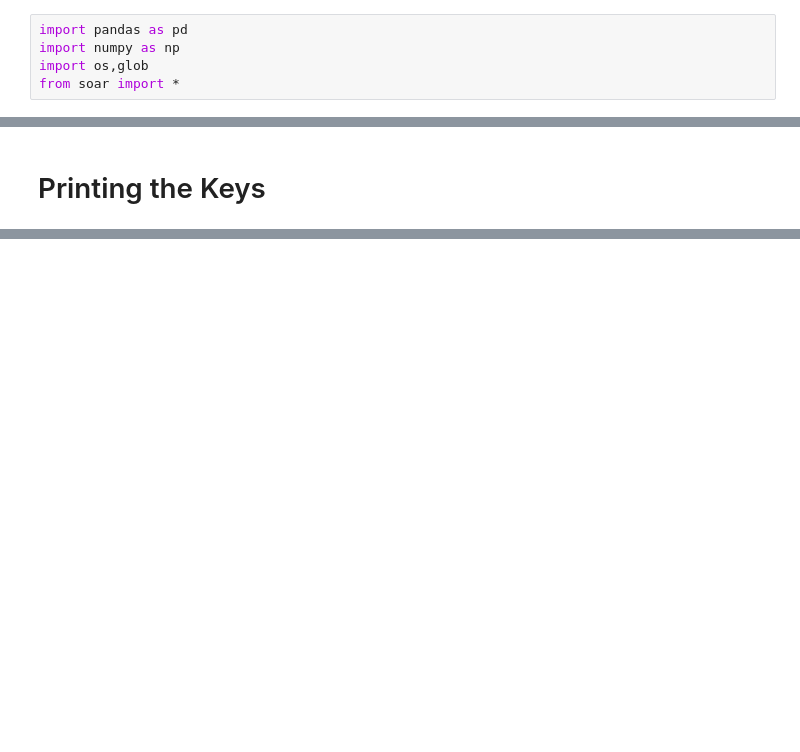
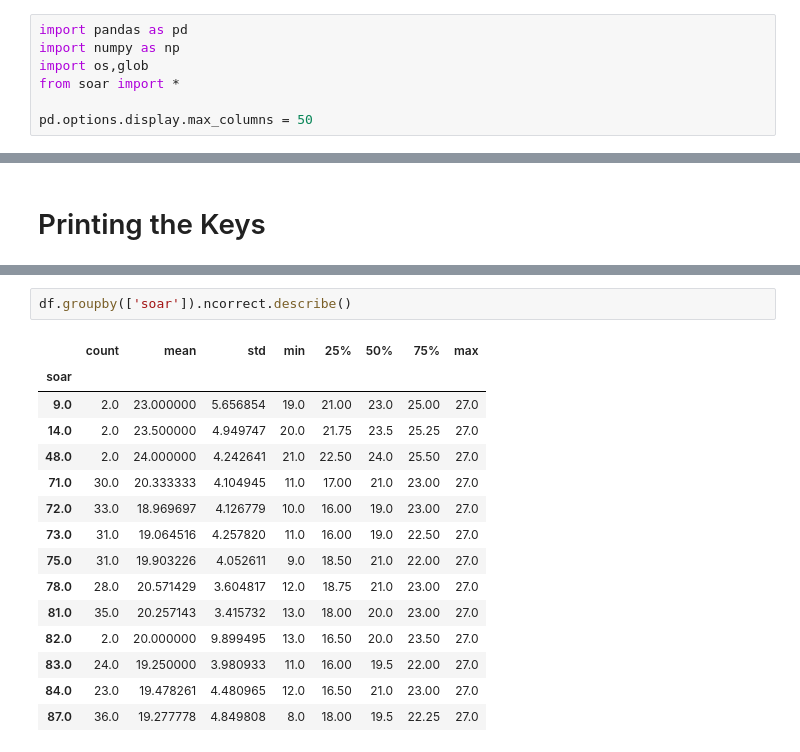
Before and after one commit to cragard/Grading, a Jupyter notebook: Script for cleaning and analyzing 1111 test data fall19ex1.ipynb, the cells around one changed output, grey strips where cells are left out. Saved outputs shown, nothing was run; the diff lists cells and outputs as text; blank space fills up the shorter version.

```diff
--- a/Script for cleaning and analyzing 1111 test data fall19ex1.ipynb
+++ b/Script for cleaning and analyzing 1111 test data fall19ex1.ipynb
@@ -6,3 +6,5 @@ import pandas as pd
 import numpy as np
 import os,glob
 from soar import *
+
+pd.options.display.max_columns = 50
@@ -169,0 +221,18 @@ exkeys.version
+# %%
+df.groupby(['soar']).ncorrect.describe()
+# %% [output]
+|  | count | mean | std | min | 25% | 50% | 75% | max |
+| soar |  |  |  |  |  |  |  |  |
+| 9.0 | 2.0 | 23.000000 | 5.656854 | 19.0 | 21.00 | 23.0 | 25.00 | 27.0 |
+| 14.0 | 2.0 | 23.500000 | 4.949747 | 20.0 | 21.75 | 23.5 | 25.25 | 27.0 |
+| 48.0 | 2.0 | 24.000000 | 4.242641 | 21.0 | 22.50 | 24.0 | 25.50 | 27.0 |
+| 71.0 | 30.0 | 20.333333 | 4.104945 | 11.0 | 17.00 | 21.0 | 23.00 | 27.0 |
+| 72.0 | 33.0 | 18.969697 | 4.126779 | 10.0 | 16.00 | 19.0 | 23.00 | 27.0 |
+| 73.0 | 31.0 | 19.064516 | 4.257820 | 11.0 | 16.00 | 19.0 | 22.50 | 27.0 |
+| 75.0 | 31.0 | 19.903226 | 4.052611 | 9.0 | 18.50 | 21.0 | 22.00 | 27.0 |
+| 78.0 | 28.0 | 20.571429 | 3.604817 | 12.0 | 18.75 | 21.0 | 23.00 | 27.0 |
+| 81.0 | 35.0 | 20.257143 | 3.415732 | 13.0 | 18.00 | 20.0 | 23.00 | 27.0 |
+| 82.0 | 2.0 | 20.000000 | 9.899495 | 13.0 | 16.50 | 20.0 | 23.50 | 27.0 |
+| 83.0 | 24.0 | 19.250000 | 3.980933 | 11.0 | 16.00 | 19.5 | 22.00 | 27.0 |
+| 84.0 | 23.0 | 19.478261 | 4.480965 | 12.0 | 16.50 | 21.0 | 23.00 | 27.0 |
+| 87.0 | 36.0 | 19.277778 | 4.849808 | 8.0 | 18.00 | 19.5 | 22.25 | 27.0 |
```
Also changed, not shown: parts of 27 cells of this notebook, 3 other files.
